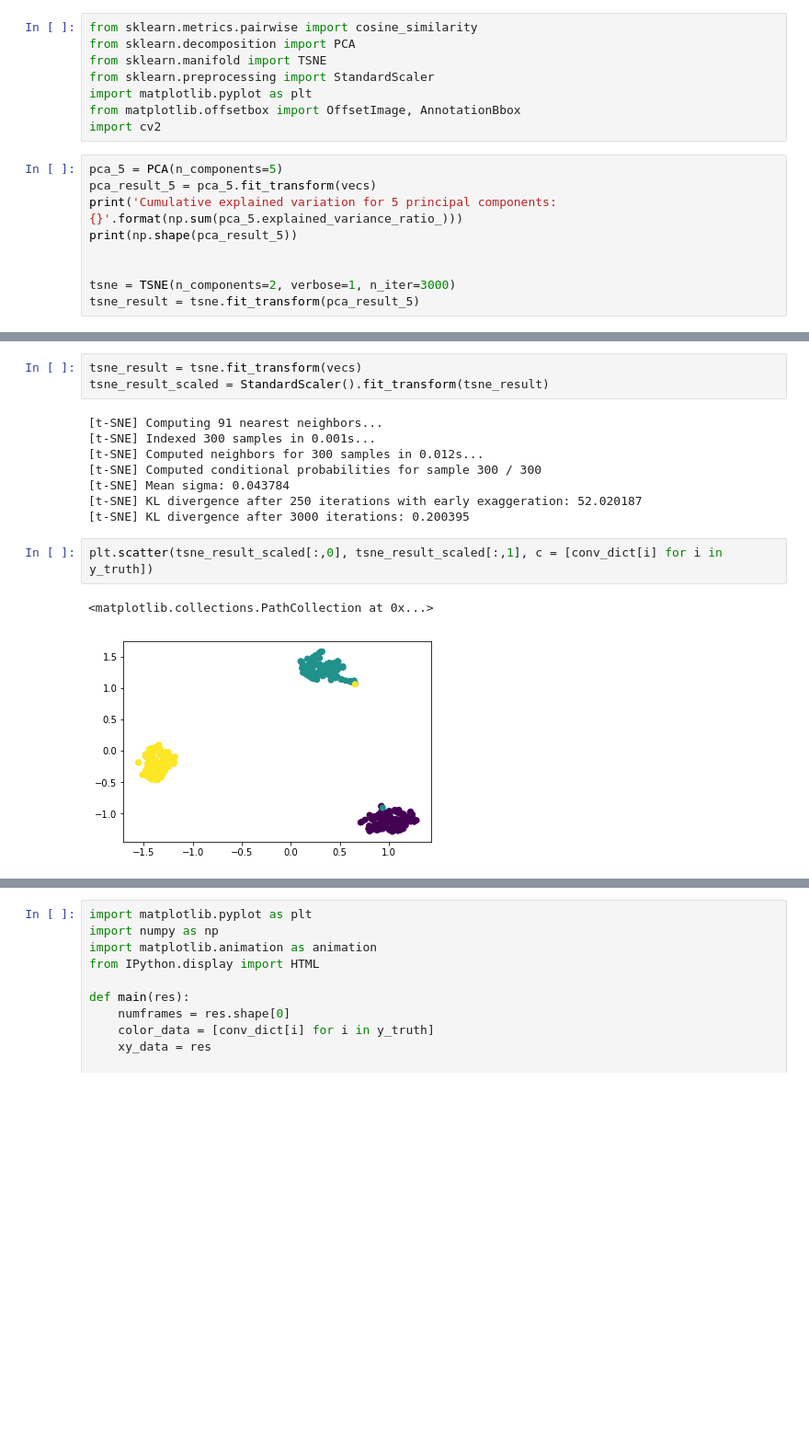
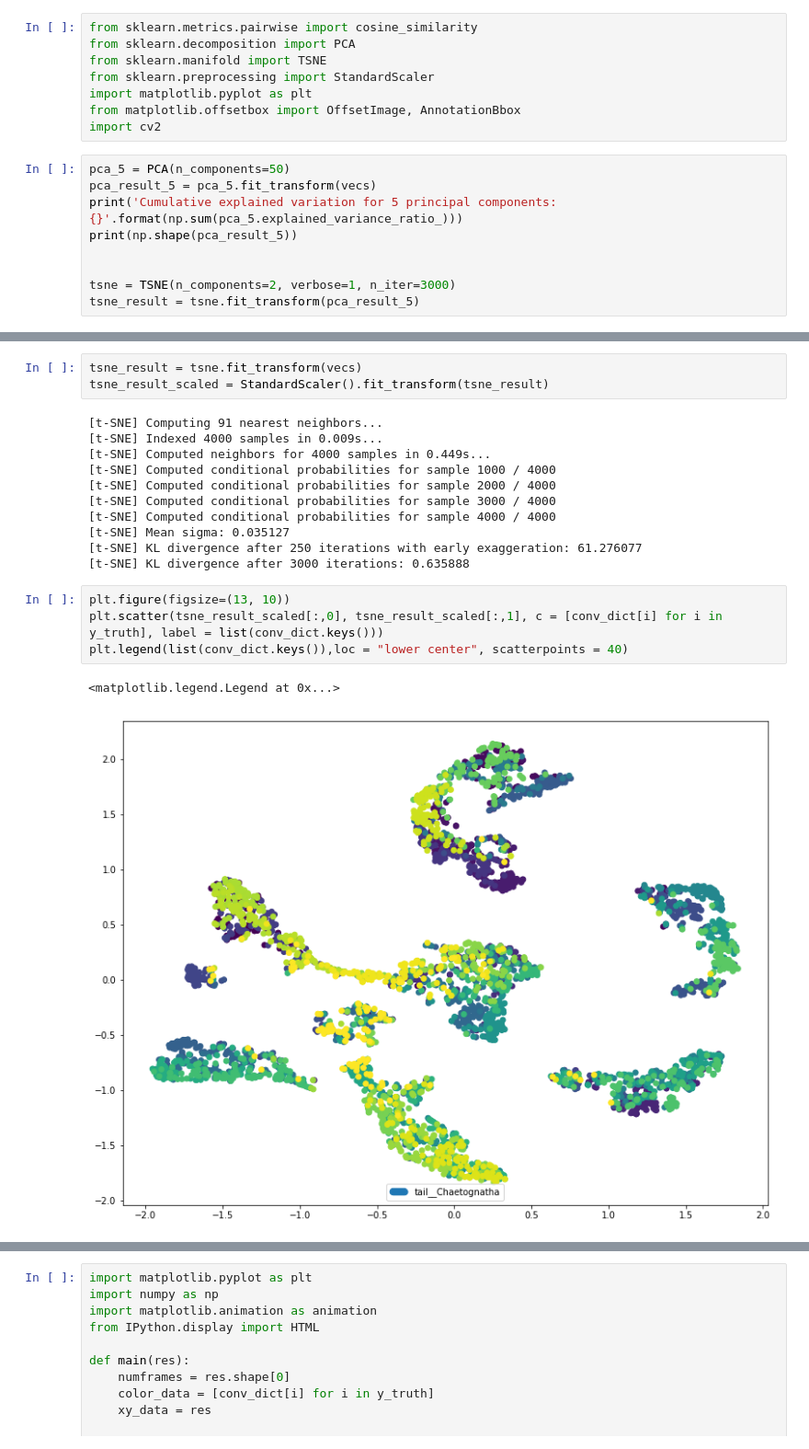
Before and after one commit to FM-uib/INF368, a Jupyter notebook: Ex3/Ex3.ipynb, the cells around one changed output, grey strips where cells are left out. Shown: that part at 92% size. Cells and saved outputs as stored; diff of their text form; blank space fills up the shorter version.

Commit message:
some plotting started Hierarchical

```diff
--- a/Ex3/Ex3.ipynb
+++ b/Ex3/Ex3.ipynb
@@ -93,7 +125,7 @@ import matplotlib.pyplot as plt
 from matplotlib.offsetbox import OffsetImage, AnnotationBbox
 import cv2
 # %%
-pca_5 = PCA(n_components=5)
+pca_5 = PCA(n_components=50)
 pca_result_5 = pca_5.fit_transform(vecs)
 print('Cumulative explained variation for 5 principal components: {}'.format(np.sum(pca_5.explained_variance_ratio_)))
 print(np.shape(pca_result_5))
@@ -116,14 +151,19 @@ tsne_result = tsne.fit_transform(vecs)
 tsne_result_scaled = StandardScaler().fit_transform(tsne_result)
 # %% [output]
 [t-SNE] Computing 91 nearest neighbors...
-[t-SNE] Indexed 300 samples in 0.001s...
-[t-SNE] Computed neighbors for 300 samples in 0.012s...
-[t-SNE] Computed conditional probabilities for sample 300 / 300
-[t-SNE] Mean sigma: 0.043784
-[t-SNE] KL divergence after 250 iterations with early exaggeration: 52.020187
-[t-SNE] KL divergence after 3000 iterations: 0.200395
+[t-SNE] Indexed 4000 samples in 0.009s...
+[t-SNE] Computed neighbors for 4000 samples in 0.449s...
+[t-SNE] Computed conditional probabilities for sample 1000 / 4000
+[t-SNE] Computed conditional probabilities for sample 2000 / 4000
+[t-SNE] Computed conditional probabilities for sample 3000 / 4000
+[t-SNE] Computed conditional probabilities for sample 4000 / 4000
+[t-SNE] Mean sigma: 0.035127
+[t-SNE] KL divergence after 250 iterations with early exaggeration: 61.276077
+[t-SNE] KL divergence after 3000 iterations: 0.635888
 # %%
-plt.scatter(tsne_result_scaled[:,0], tsne_result_scaled[:,1], c = [conv_dict[i] for i in y_truth])
+plt.figure(figsize=(13, 10))
+plt.scatter(tsne_result_scaled[:,0], tsne_result_scaled[:,1], c = [conv_dict[i] for i in y_truth], label = list(conv_dict.keys()))
+plt.legend(list(conv_dict.keys()),loc = "lower center", scatterpoints = 40)
 # %% [output]
-<matplotlib.collections.PathCollection at 0x...>
+<matplotlib.legend.Legend at 0x...>
-[figure, old version]
+[figure, new version]
```
Also changed, not shown: parts of 9 cells of this notebook.
